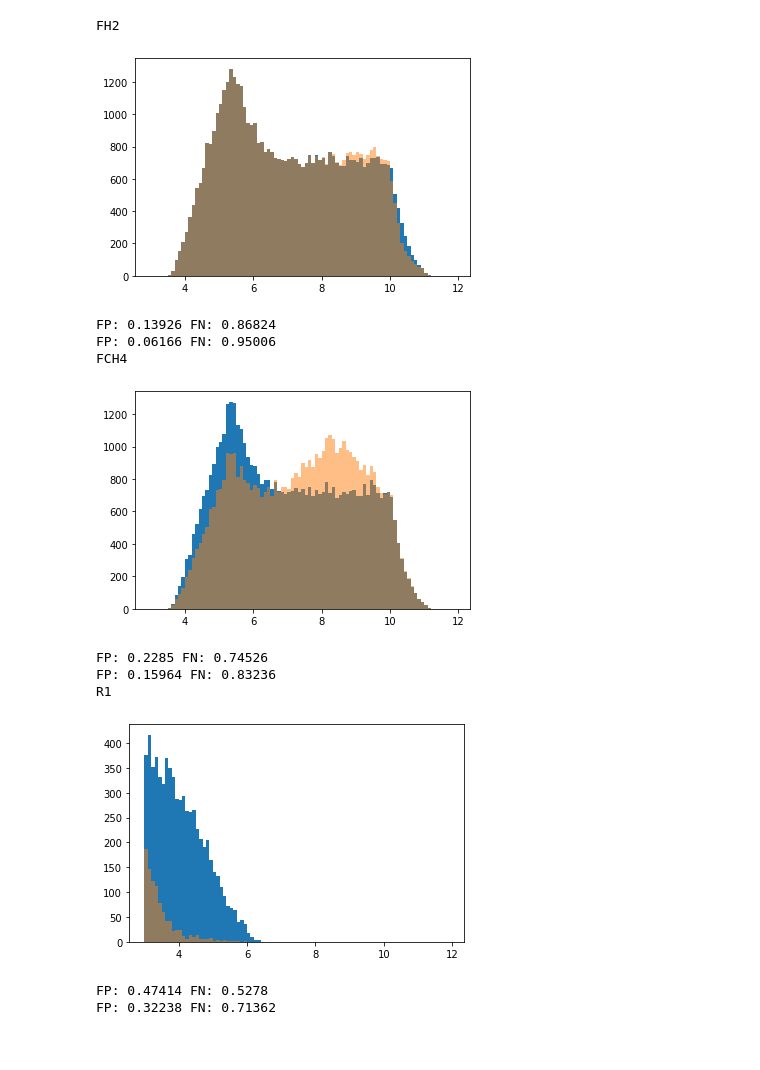
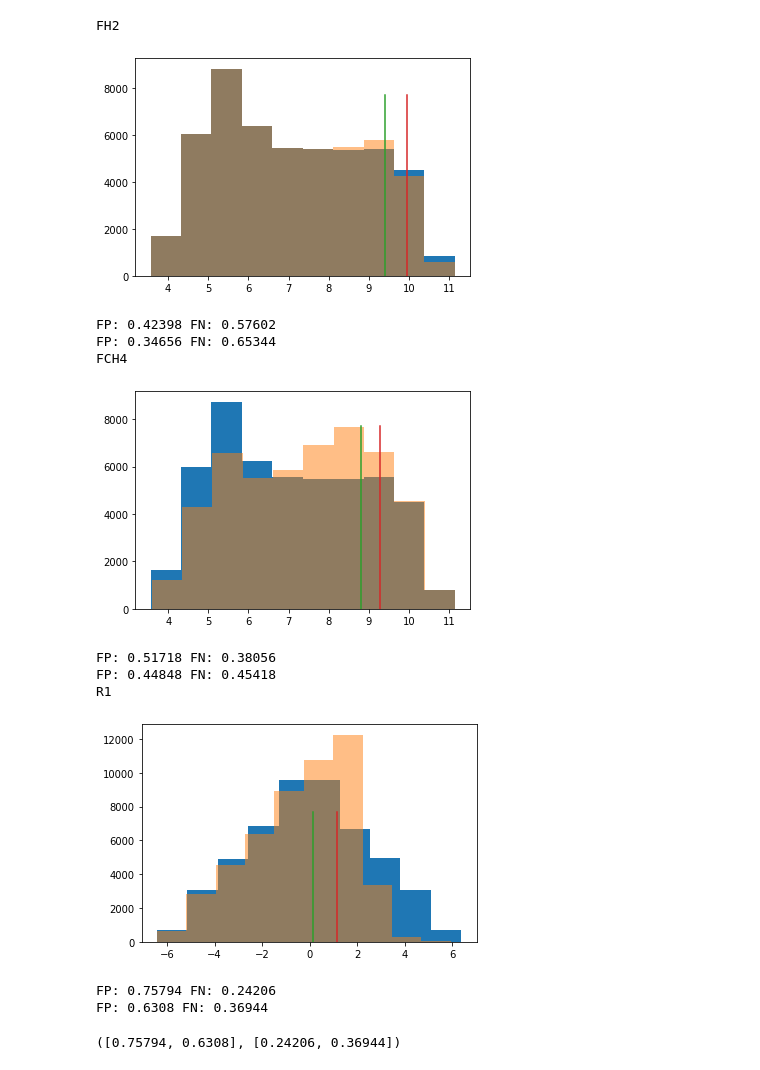
Before and after one commit to SennDegrare/Bio-signatures, a Jupyter notebook: enceladus_data.ipynb, the cells around one changed output. Drawn from its saved outputs; the diff is of its cells as text; code cells hidden in the pictures.

```diff
--- a/enceladus_data.ipynb
+++ b/enceladus_data.ipynb
@@ -1,41 +1,62 @@
 # %%
 import pandas as pd
 import matplotlib.pyplot as plt
 import numpy as np
 timec = 60*60*24*365
 
-outcomes = pd.read_csv('enceladus_data/core_batch_000raw.csv',delimiter=';',index_col=0)
+outcomes = pd.read_csv('enceladus_data/core_batch_000raw.csv',
+                       delimiter=';',index_col=0)
 
 
 observables_abiotic = pd.DataFrame(data={'FH2':outcomes['H2_ab']*timec,
                                          'FCH4':outcomes['CH4_ab']*timec,
                                          'R1':outcomes['H2_ab']/outcomes['CH4_ab']})
 
 observables_biotic = pd.DataFrame(data={'FH2':outcomes['H2']*timec,
                                         'FCH4':outcomes['CH4']*timec,
                                         'R1':outcomes['H2']/outcomes['CH4']})
 
-logobservations = pd.read_csv('enceladus_data/logobservations.csv',delimiter=';',index_col=0)
+logobservations = pd.read_csv('enceladus_data/logobservations.csv',
+                              delimiter=';',index_col=0)
 
 for c in observables_abiotic.columns:
     print(c)
-    plt.hist(np.log10(observables_abiotic[c]),bins=np.arange(3,12,.1))
-    plt.hist(np.log10(observables_biotic[c]),bins=np.arange(3,12,.1),alpha=.5)
+    plt.hist(np.log10(observables_abiotic[c]),
+             #bins=np.arange(3,12,.1)
+            )
+    plt.hist(np.log10(observables_biotic[c]),
+             #bins=np.arange(3,12,.1),
+             alpha=.5)
+
+    lobab = np.log10(observables_abiotic[c])
+    lobb = np.log10(observables_biotic[c])
+    logo0 = logobservations[c].iloc[0]
+    logo1 = logobservations[c].iloc[1]
+    plt.plot([logo0,logo0],[0,7700])
+    plt.plot([logo1,logo1],[0,7700])
     plt.show()
-    print('FP:',(np.log10(observables_abiotic[c])>logobservations[c].iloc[0]).mean(),
-     'FN:',(np.log10(observables_biotic[c])<logobservations[c].iloc[0]).mean())
-    print('FP:',(np.log10(observables_abiotic[c])>logobservations[c].iloc[1]).mean(),
-     'FN:',(np.log10(observables_biotic[c])<logobservations[c].iloc[1]).mean())
+    d = 2
+    print('FP:',(lobab>(logo0-d)).mean(),
+     'FN:',(lobb<(logo0-d)).mean())
+    print('FP:',(lobab>(logo1-d)).mean(),
+     'FN:',(lobb<(logo1-d)).mean())
 # %% [output]
 FH2
-[figure, old version]
+[figure, new version]
-FP: 0.13926 FN: 0.86824
-FP: 0.06166 FN: 0.95006
+FP: 0.42398 FN: 0.57602
+FP: 0.34656 FN: 0.65344
 FCH4
-[figure, old version]
+[figure, new version]
-FP: 0.2285 FN: 0.74526
-FP: 0.15964 FN: 0.83236
+FP: 0.51718 FN: 0.38056
+FP: 0.44848 FN: 0.45418
 R1
-[figure, old version]
+[figure, new version]
-FP: 0.47414 FN: 0.5278
-FP: 0.32238 FN: 0.71362
+FP: 0.75794 FN: 0.24206
+FP: 0.6308 FN: 0.36944
+# %%
+[(lobab>logo0-d).mean(),
+ (lobab>logo1-d).mean()],\
+[(lobb<(logo0-d)).mean(),
+(lobb<(logo1-d)).mean()]
+# %% [output]
+([0.75794, 0.6308], [0.24206, 0.36944])
```
Also changed, not shown: 9 other files.
